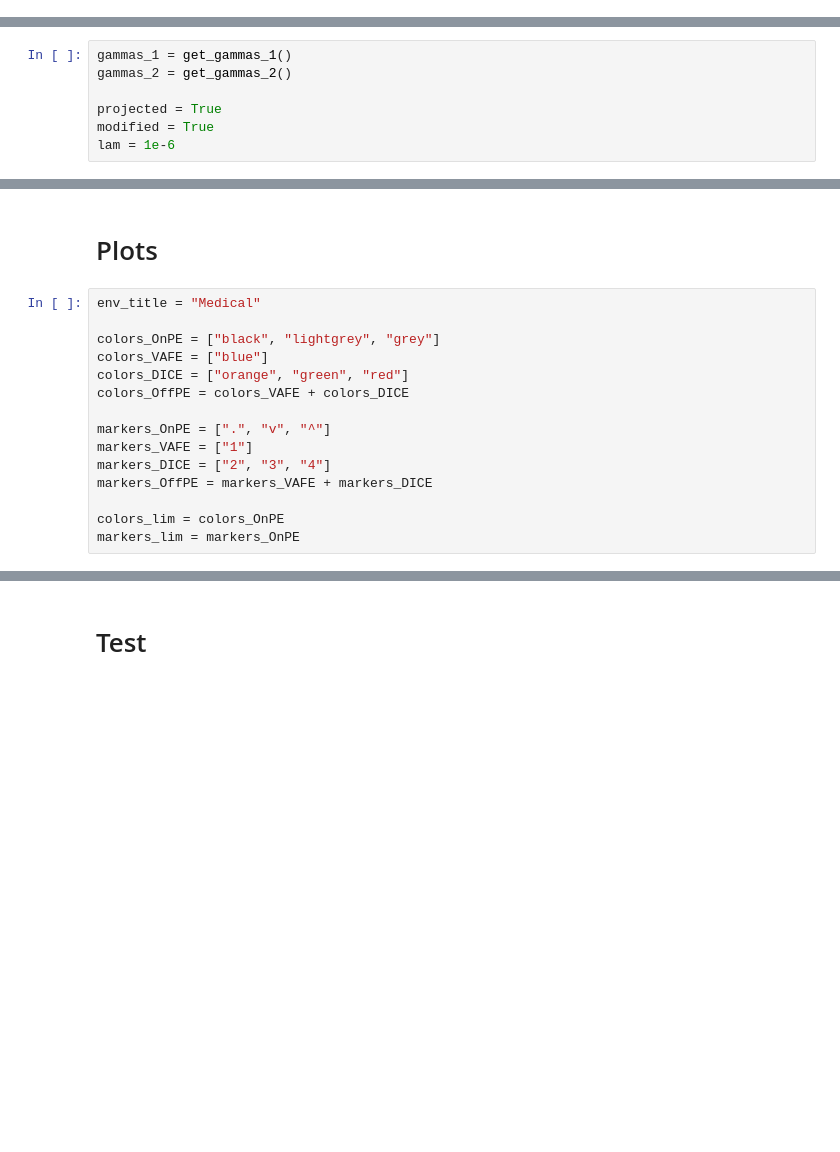
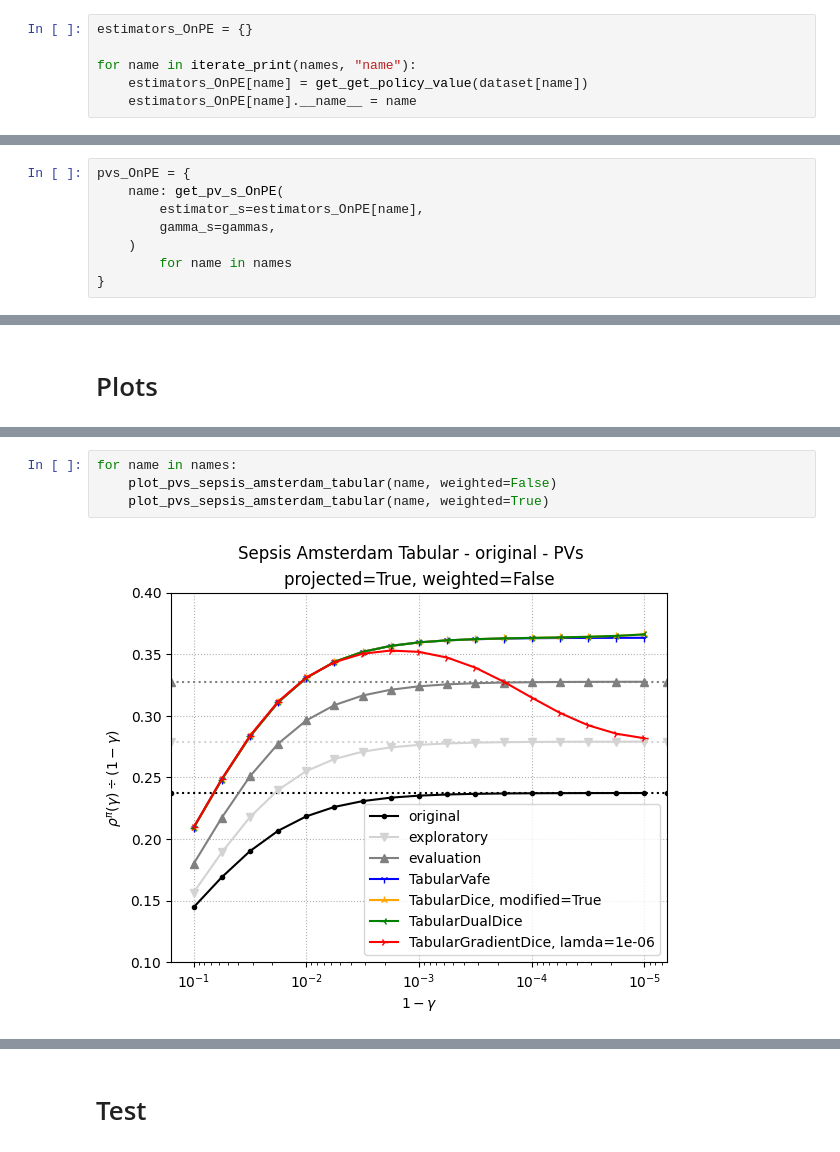
Before and after one commit to MrWhiteRichard/dice_rl_sepsis, a Jupyter notebook: results_sepsis_amsterdam_tabular.ipynb, the cells around one changed output, grey strips where cells are left out. Saved outputs shown, nothing was run; the diff lists cells and outputs as text; blank space fills up the shorter version.

Commit message:
Update sepsis_amsterdam tabular

```diff
--- a/results_sepsis_amsterdam_tabular.ipynb
+++ b/results_sepsis_amsterdam_tabular.ipynb
@@ -108,0 +63,6 @@ estimators_OffPE = {
+# %%
+estimators_OnPE = {}
+
+for name in iterate_print(names, "name"):
+    estimators_OnPE[name] = get_get_policy_value(dataset[name])
+    estimators_OnPE[name].__name__ = name
@@ -109,9 +108,2 @@ estimators_OffPE = {
 # %% [markdown]
 # `get_pvs`
-# %%
-gammas_1 = get_gammas_1()
-gammas_2 = get_gammas_2()
-
-projected = True
-modified = True
-lam = 1e-6
@@ -229,0 +110,8 @@ TabularGradientDice
+# %%
+pvs_OnPE = {
+    name: get_pv_s_OnPE(
+        estimator_s=estimators_OnPE[name],
+        gamma_s=gammas,
+    )
+        for name in names
+}
@@ -230,17 +162,2 @@ TabularGradientDice
 # %% [markdown]
 # Plots
-# %%
-env_title = "Medical"
-
-colors_OnPE = ["black", "lightgrey", "grey"]
-colors_VAFE = ["blue"]
-colors_DICE = ["orange", "green", "red"]
-colors_OffPE = colors_VAFE + colors_DICE
-
-markers_OnPE = [".", "v", "^"]
-markers_VAFE = ["1"]
-markers_DICE = ["2", "3", "4"]
-markers_OffPE = markers_VAFE + markers_DICE
-
-colors_lim = colors_OnPE
-markers_lim = markers_OnPE
@@ -430,0 +212,6 @@ plot_success_rate_pv_error(
+# %%
+for name in names:
+    plot_pvs_sepsis_amsterdam_tabular(name, weighted=False)
+    plot_pvs_sepsis_amsterdam_tabular(name, weighted=True)
+# %% [output]
+[figure, added]
```
Also changed, not shown: parts of 54 cells of this notebook, 7 other files.
